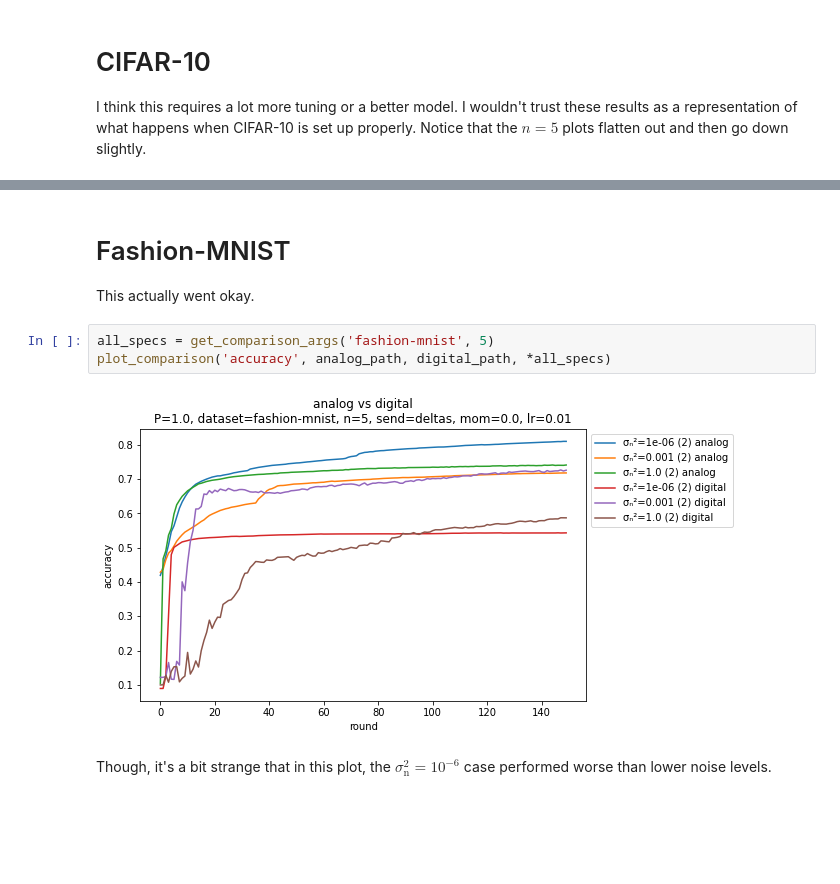
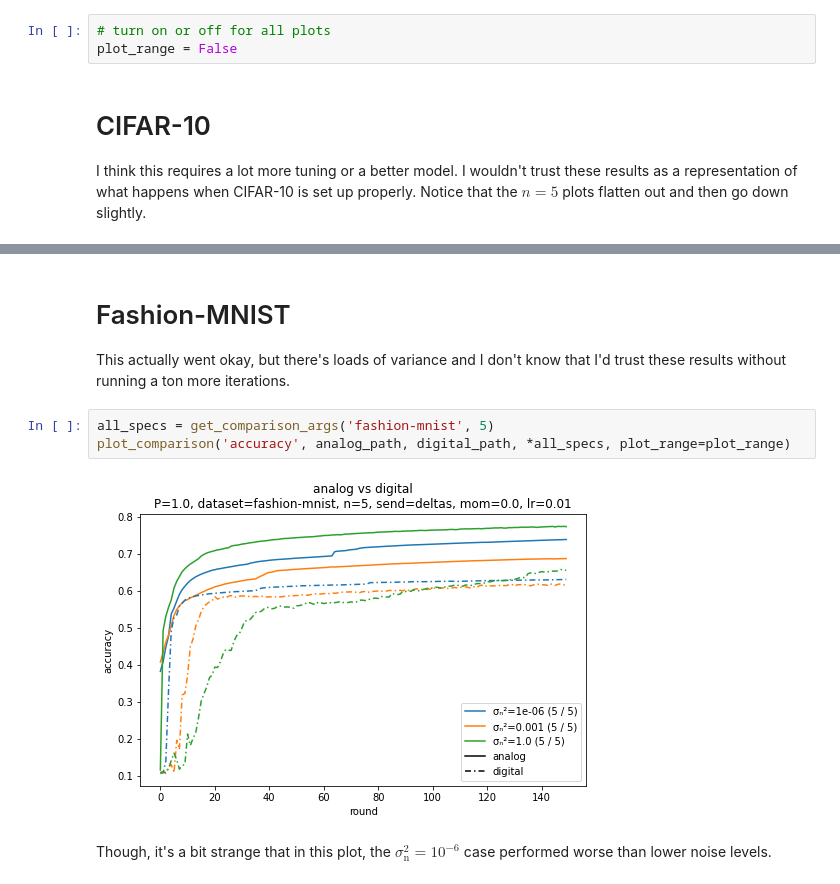
Before and after one commit to czlee/kyanite, a Jupyter notebook: cifar-fashionmnist.ipynb, the cells around one changed output, grey strips where cells are left out. Saved outputs shown, nothing was run; the diff lists cells and outputs as text; blank space fills up the shorter version.

```diff
--- a/cifar-fashionmnist.ipynb
+++ b/cifar-fashionmnist.ipynb
@@ -74,6 +74,9 @@ def get_comparison_args(dataset, clients, lr_client=0.01, momentum_client=0.0):
     all_digital_specs = title_specs, fixed_specs, series_specs
 
     return all_analog_specs, all_digital_specs
+# %%
+# turn on or off for all plots
+plot_range = False
 # %% [markdown]
 # CIFAR-10
 
@@ -101,12 +104,12 @@ plot_comparison('accuracy', analog_path, digital_path, *all_specs)
 # %% [markdown]
 # Fashion-MNIST
 
-This actually went okay.
+This actually went okay, but there's loads of variance and I don't know that I'd trust these results without running a ton more iterations.
 # %%
 all_specs = get_comparison_args('fashion-mnist', 5)
-plot_comparison('accuracy', analog_path, digital_path, *all_specs)
+plot_comparison('accuracy', analog_path, digital_path, *all_specs, plot_range=plot_range)
 # %% [output]
-[figure, old version]
+[figure, new version]
 # %% [markdown]
 Though, it's a bit strange that in this plot, the $\sigma_\mathrm{n}^2 = 10^{-6}$ case performed worse than lower noise levels.
 # %%
```
Also changed, not shown: parts of 12 cells of this notebook, 2 other files.
